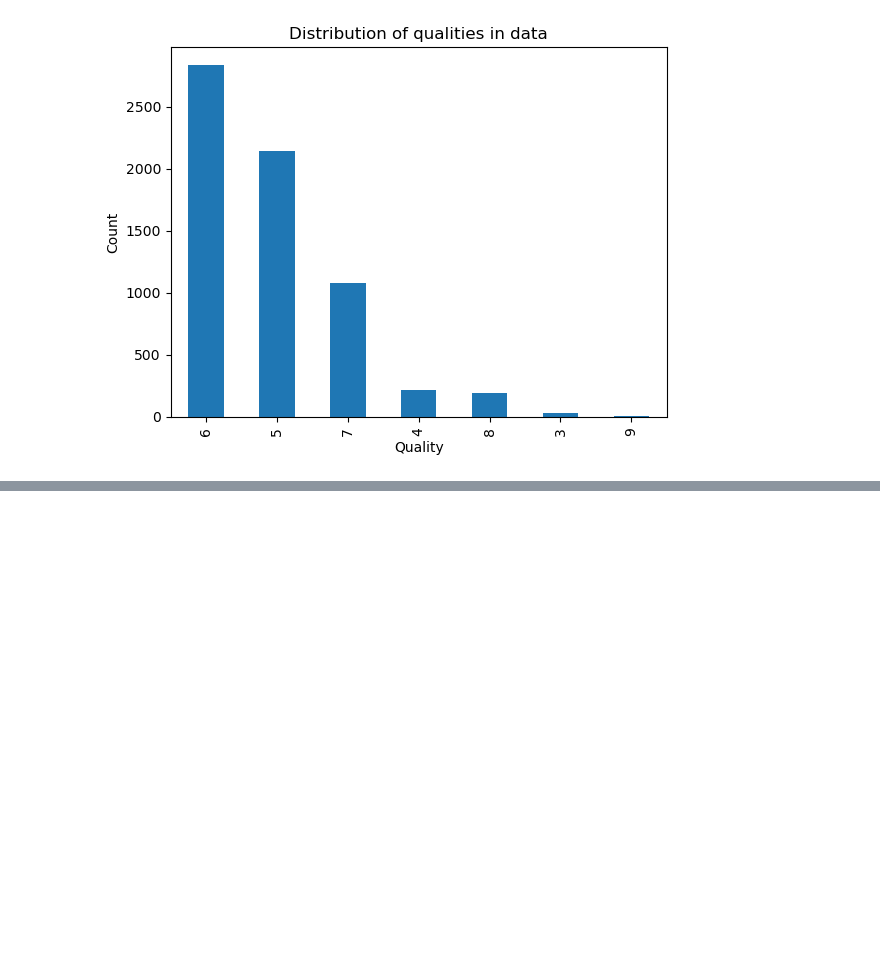
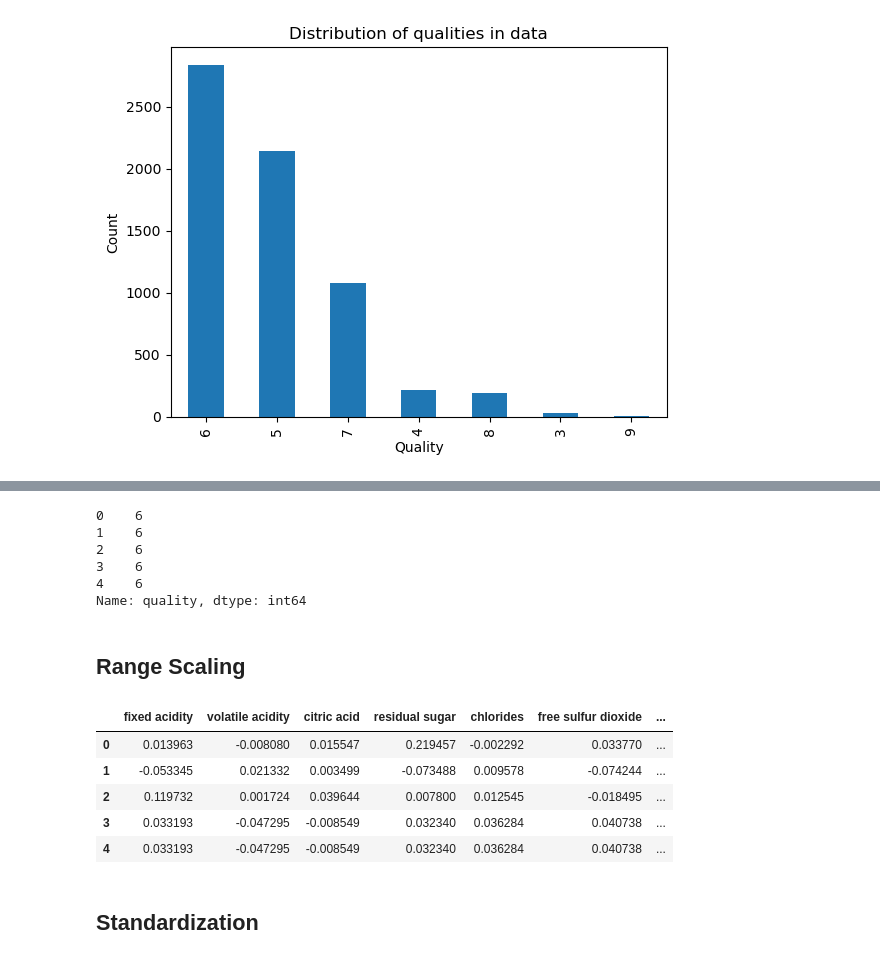
Before and after one commit to tiagosantos63390/pad_proj1, a Jupyter notebook: project1.ipynb, the cells around one changed output, grey strips where cells are left out. Drawn from its saved outputs; the diff is of its cells as text; code cells hidden in the pictures; blank space fills up the shorter version.

```diff
--- a/project1.ipynb
+++ b/project1.ipynb
@@ -156,0 +174,11 @@ plt.show()
+# %%
+y.head()
+# %% [output]
+0    6
+1    6
+2    6
+3    6
+4    6
+Name: quality, dtype: int64
+# %% [markdown]
+## Range Scaling
@@ -156,0 +195,11 @@ plt.show()
+# %%
+X_range.head()
+# %% [output]
+|  | fixed acidity | volatile acidity | citric acid | residual sugar | chlorides | free sulfur dioxide | ... |
+| 0 | 0.013963 | -0.008080 | 0.015547 | 0.219457 | -0.002292 | 0.033770 | ... |
+| 1 | -0.053345 | 0.021332 | 0.003499 | -0.073488 | 0.009578 | -0.074244 | ... |
+| 2 | 0.119732 | 0.001724 | 0.039644 | 0.007800 | 0.012545 | -0.018495 | ... |
+| 3 | 0.033193 | -0.047295 | -0.008549 | 0.032340 | 0.036284 | 0.040738 | ... |
+| 4 | 0.033193 | -0.047295 | -0.008549 | 0.032340 | 0.036284 | 0.040738 | ... |
+# %% [markdown]
+## Standardization
```
Also changed, not shown: parts of 13 cells of this notebook.
